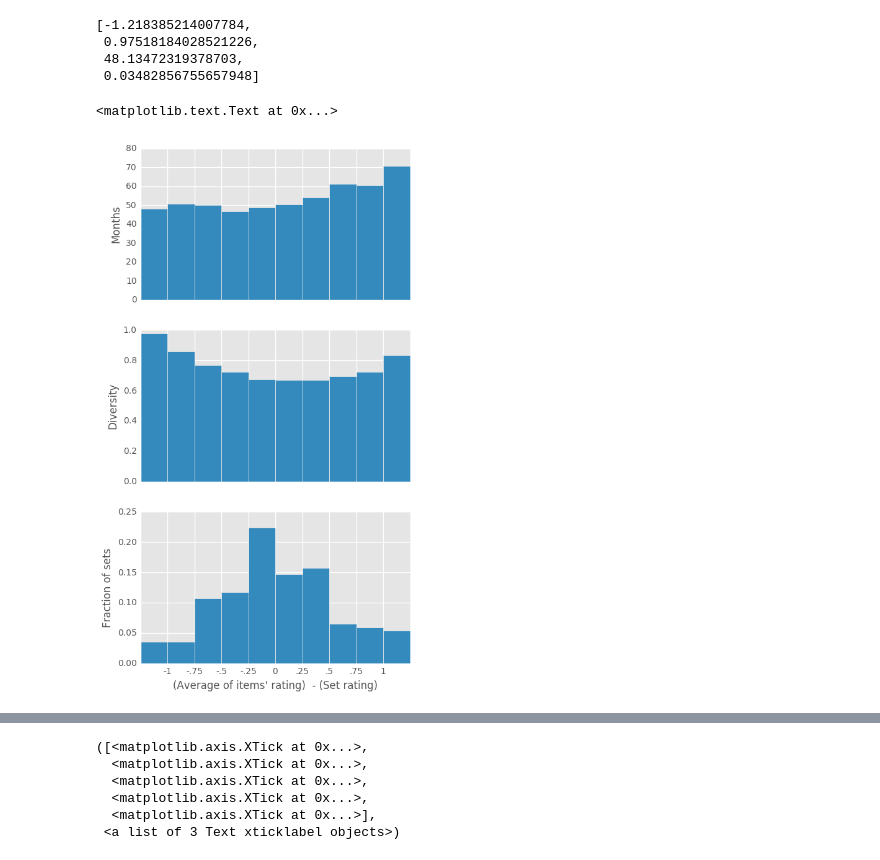
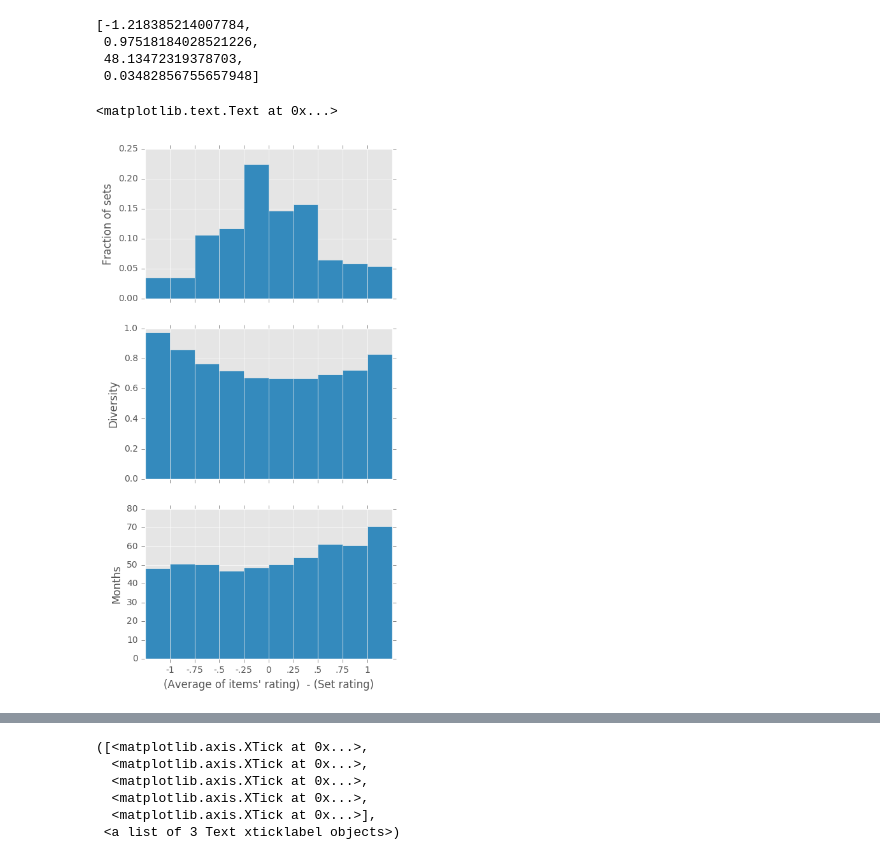
Before and after one commit to mohit-shrma/setrec, a Jupyter notebook: python/grouplens/Grouplens2.ipynb, the cells around one changed output, grey strips where cells are left out. Drawn from its saved outputs; the diff is of its cells as text; code cells hidden in the pictures.

```diff
--- a/python/grouplens/Grouplens2.ipynb
+++ b/python/grouplens/Grouplens2.ipynb
@@ -264,6 +264,9 @@ diverseNeitherRatedRMSE  = 0.0
 nNotDiverseNeitherRatedSets = 0.0
 notDiverseNeitherRatedRMSE = 0.0
 
+diverseSetRating = []
+nonDiverseSetRating = []
+
 for user, setRatings in uSetRatings.iteritems():
     for setRating in setRatings:
         items = setRating[0]
@@ -288,6 +291,7 @@ for user, setRatings in uSetRatings.iteritems():
 
         if setDev >= 1:
             #set has polarized ratings
+            diverseSetRating.append(rating)
             nDiverseSets += 1
             diverseRMSE += seDiff
             if setRatingType == UNDER_RATED_SET:
@@ -300,6 +304,7 @@ for user, setRatings in uSetRatings.iteritems():
                 nDiverseNeitherRatedSets += 1
                 diverseNeitherRatedRMSE += seDiff
         else:
+            nonDiverseSetRating.append(rating)
             nNotDiverseSets += 1
             notDiverseRMSE += seDiff
             if setRatingType == UNDER_RATED_SET:
@@ -328,6 +333,9 @@ print 'not diverse sets: ', nNotDiverseSets, 'RMSE: ', np.sqrt(notDiverseRMSE/nN
 print 'not diverse underRated(%): ', float(nNotDiverseUnderRatedSets)/nNotDiverseSets, 'RMSE: ', np.sqrt(notDiverseUnderRatedRMSE/nNotDiverseUnderRatedSets)
 print 'not diverse overRated(%): ', float(nNotDiverseOverRatedSets)/nNotDiverseSets, 'RMSE: ', np.sqrt(notDiverseOverRatedRMSE/nNotDiverseOverRatedSets)
 print 'not diverse neitherRated(%): ', float(nNotDiverseNeitherRatedSets)/nNotDiverseSets, 'RMSE: ', np.sqrt(notDiverseNeitherRatedRMSE/nNotDiverseNeitherRatedSets)
+
+
+print stats.ttest_ind(diverseSetRating, nonDiverseSetRating)
 # %% [output]
 nSets:  29516.0 RMSE:  0.597961482605
 underRated(%):  0.22262501694 RMSE:  0.962637906724
@@ -1214,0 +1228,19 @@ len(setItems)
+# %%
+itemRatings = []
+#for user, iRatings in uiRatings.iteritems():
+#    itemRatings += iRatings.values()
+for user, setRatings in uSetRatings.iteritems():
+    for setRating in setRatings:
+        items = setRating[0]
+        for item in items:
+            itemRatings.append(uiRatings[user][item])
+
+data = np.array(itemRatings)
+d = np.diff(np.unique(data)).min()
+left_of_first_bin = data.min() - float(d)/2
+right_of_last_bin = data.max() + float(d)/2
+plt.hist(data, np.arange(left_of_first_bin, right_of_last_bin + d, d))
+plt.xticks(np.arange(0, 5.5, 0.5))
+plt.xlim((0,5.5))
+plt.xlabel('Item rating')
+plt.ylabel('Frequency')
@@ -1288,8 +1383,10 @@ plt.ylabel('Users')
 [figure]
 # %%
 #plt.figure(figsize=(50,25))
-plt.hist(userSetCount, bins=[1] + range(5,60, 5), align='left')
-plt.xlim((1,55))
+#plt.hist(userSetCount, bins=[1] + range(5,60, 5), align='left')
+plt.style.use('ggplot')
+plt.hist(userSetCount, bins=[1] + range(5,60, 5))#, align='left')
+plt.xlim((0,60))
 plt.xticks([1] + range(5,60, 5))
 plt.xlabel('Number of rated sets')
 plt.ylabel('Users')
@@ -1436,20 +1533,20 @@ buckets[0]
 # %%
 plt.style.use('ggplot')
 #plt.style.use('fivethirtyeight')
 f, axarr = plt.subplots(3, sharex=True, figsize=(5,10))
-axarr[2].bar(range(len(buckets)), bucketsPcs, width=1)
-axarr[2].set_ylabel('Fraction of sets')
+axarr[0].bar(range(len(buckets)), bucketsPcs, width=1)
+axarr[0].set_ylabel('Fraction of sets')
 axarr[2].set_xlabel('(Average of items\' rating)  - (Set rating)')
-axarr[2].set_xticks([1.0, 2, 3, 4, 5, 6, 7, 8, 9])
-axarr[2].set_xticklabels(['-1', '-.75', '-.5', '-.25', '0', '.25', '.5', '.75', '1'])
+axarr[0].set_xticks([1.0, 2, 3, 4, 5, 6, 7, 8, 9])
+axarr[0].set_xticklabels(['-1', '-.75', '-.5', '-.25', '0', '.25', '.5', '.75', '1'])
 
 axarr[1].bar(range(len(buckets)), bucketsDev, width=1)
 axarr[1].set_ylabel('Diversity')
-axarr[0].bar(range(len(buckets)), bucketsTstamp, width=1)
-axarr[0].set_ylabel('Months')
+axarr[2].bar(range(len(buckets)), bucketsTstamp, width=1)
+axarr[2].set_ylabel('Months')
 # %% [output]
 <matplotlib.text.Text at 0x...>
-[figure, old version]
+[figure, new version]
 # %%
 import matplotlib as mpl
 mpl.rcParams.update(mpl.rcParamsDefault)
```
Also changed, not shown: parts of 21 cells of this notebook.
